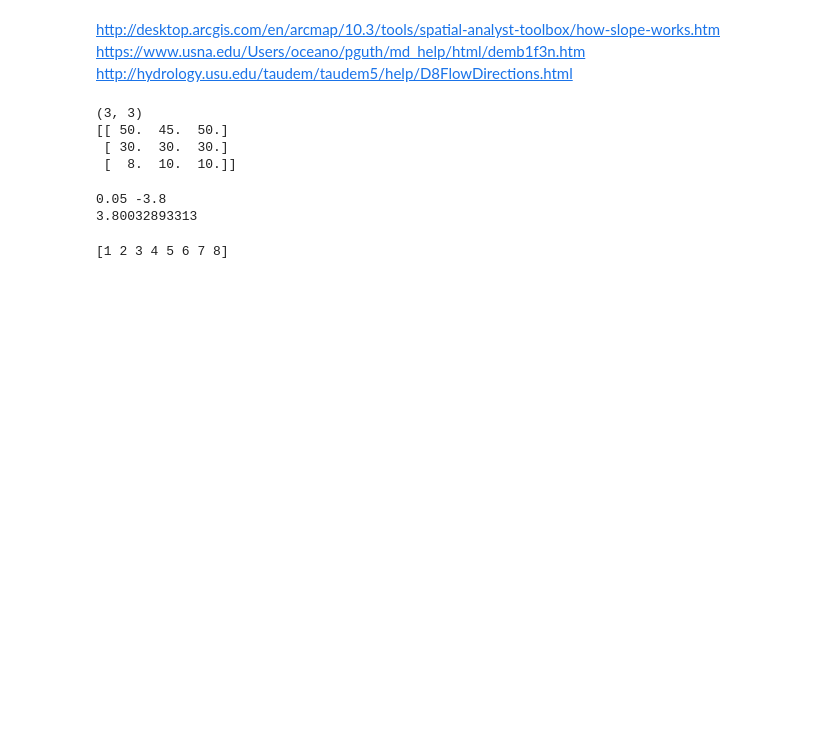
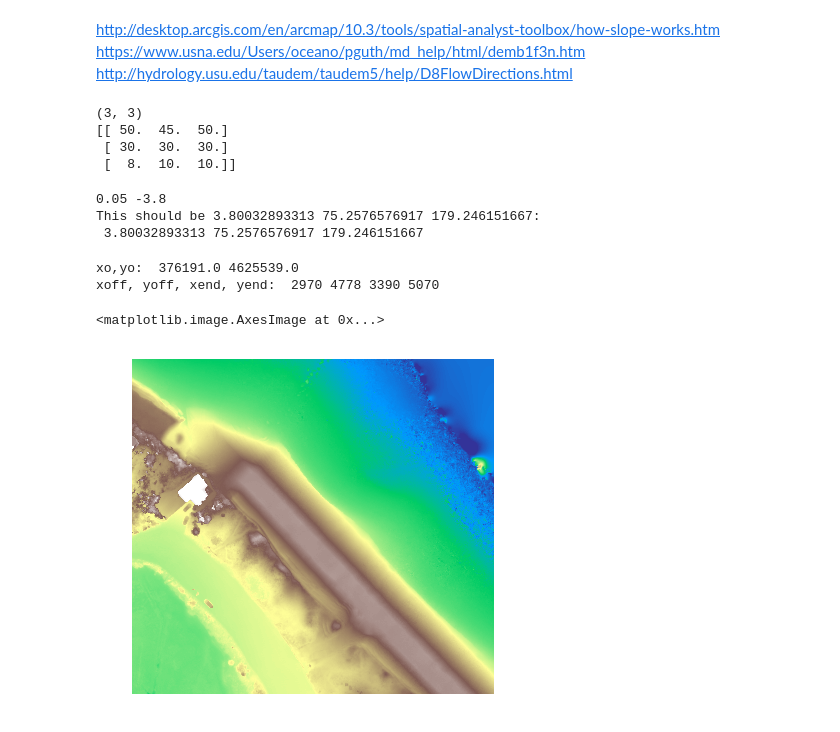
Before and after one commit to csherwood-usgs/Raster_calcs, a Jupyter notebook: Slope_calcs.ipynb, the cells around one changed output. Cells and saved outputs as stored; diff of their text form; code cells hidden in the pictures; blank space fills up the shorter version.

Commit message:
check calc Sandwich variance

```diff
--- a/Slope_calcs.ipynb
+++ b/Slope_calcs.ipynb
@@ -14,15 +21,23 @@ print(ta)
  [ 30.  30.  30.]
  [  8.  10.  10.]]
 # %%
+# test slope equation results for a 3d array
 i=1
 j=1
 dx = 5;
 dy = 5;
 dzdx=((ta[i-1,j+1]+2.*ta[i,j+1]+ta[i+1,j+1])-(ta[i-1,j-1]+2.*ta[i,j-1]+ta[i+1,j-1]))/(8.*dx)
 dzdy=((ta[i+1,j-1]+2.*ta[i+1,j]+ta[i+1,j+1])-(ta[i-1,j-1]+2.*ta[i-1,j]+ta[i-1,j+1]))/(8.*dy)
-riseorun = (dzdx**2.+dzdy**2.)**(0.5)
+# slope in fraction (rise over run)
+r = (dzdx**2.+dzdy**2.)**(0.5)
+# slope in degrees
+d = np.degrees(np.arctan(r))
+# azimuth in geographic notation
+az=np.degrees( np.arctan2(dzdx,dzdy))
+az = (az+360.)%360.
 print(dzdx, dzdy)
-print(riseorun)
+print("This should be 3.80032893313 75.2576576917 179.246151667: \n",r, d, az)
 # %% [output]
 0.05 -3.8
-3.80032893313
+This should be 3.80032893313 75.2576576917 179.246151667:
+ 3.80032893313 75.2576576917 179.246151667
@@ -31,4 +44,35 @@ i= np.array((1,2,3,4,5,6,7,8))
-# %%
-print(i)
-# %% [output]
-[1 2 3 4 5 6 7 8]
+# %%
+fdir = "D:/2017_Karen_Sandwich_maps/"
+fname= "2016-01-22_SandwichTNB_DEM_10cm.tif"
+
+# top left corner of region of interest (UTM Zone 19N meters)
+e0 = 376488.; n0 = 4625200.
+
+# size of roi (colums, rows). divide by 10 to get meters
+xsize, ysize = 1808, 1680
+
+# declare a plot size
+plt.subplots(figsize=(12,6))
+
+with rasterio.open(fdir+fname) as src:
+    # location of origin (upper left) from transform
+    xo,yo = src.transform*(0,0)
+    print('xo,yo: ',xo,yo)
+    # index of first col, row in window from inverse transform
+    xy = ~src.transform*(e0, n0)
+    xoff, yoff = int(xy[0]), int(xy[1])
+    print("xoff, yoff, xend, yend: ",xoff, xoff+xsize, yoff, yoff+ysize)
+    # load into temporary 2d array
+    # note the x,y switch: syntax for window=((row_start, row_stop)(col_start, col_stop)
+    z = src.read(1, window=((yoff,yoff+ysize),(xoff,xoff+xsize)))
+    src.close()
+
+# small plots of elevation
+plt.axis('off');plt.imshow(z,cmap=plt.cm.terrain,vmin=-2,vmax=8)
+
+#plt.savefig('time_series.png')
+# %% [output]
+xo,yo:  376191.0 4625539.0
+xoff, yoff, xend, yend:  2970 4778 3390 5070
+<matplotlib.image.AxesImage at 0x...>
+[figure, added]
```
Also changed, not shown: parts of 11 cells of this notebook, 2 other files.
